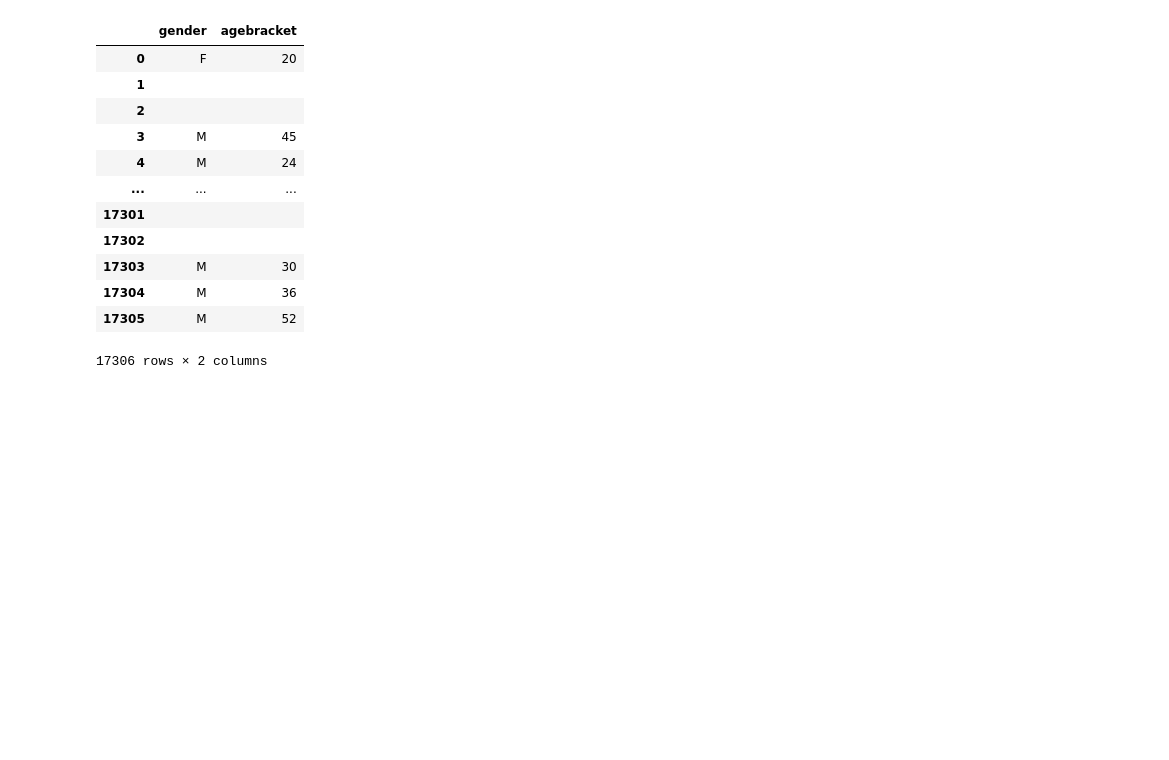
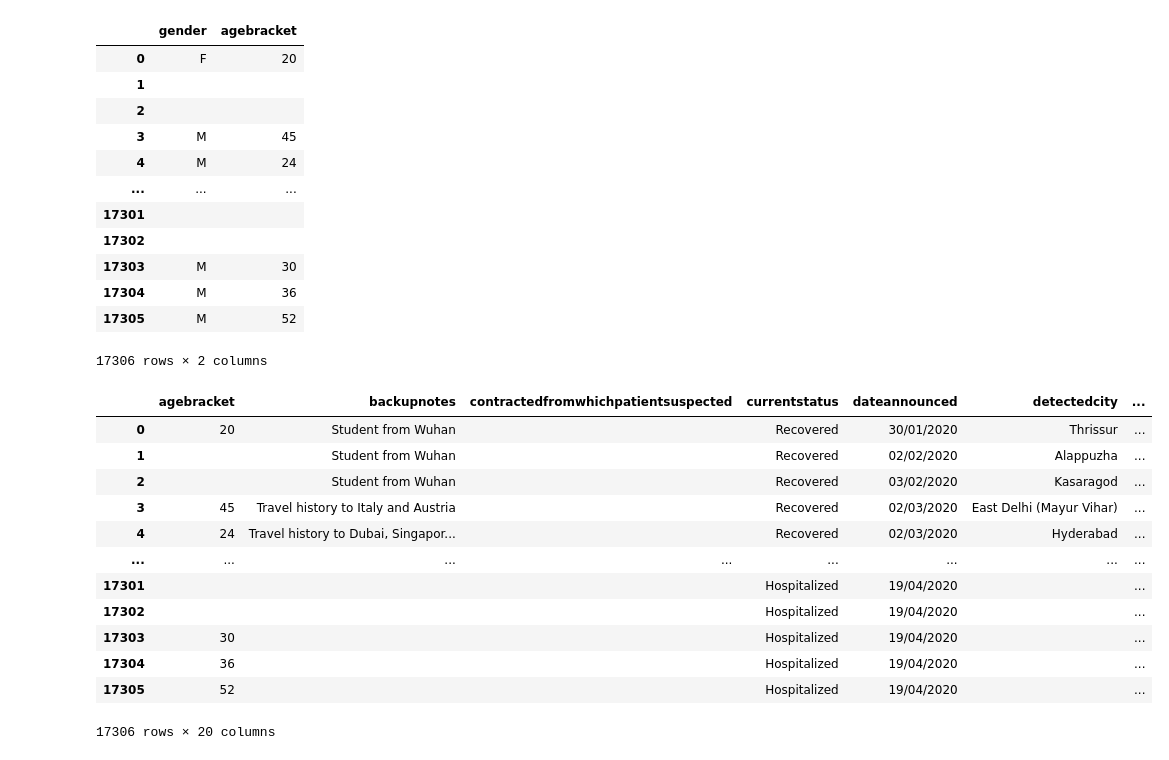
Before and after one commit to aayushgupta97/covid-dash, a Jupyter notebook: Notebooks/raw_data.ipynb, the cells around one changed output. Drawn from its saved outputs; the diff is of its cells as text; code cells hidden in the pictures; blank space fills up the shorter version.

```diff
--- a/Notebooks/raw_data.ipynb
+++ b/Notebooks/raw_data.ipynb
@@ -129,3 +129,21 @@ df1
 | 17304 | M | 36 |
 | 17305 | M | 52 |
 17306 rows × 2 columns
+# %%
+df = pd.DataFrame(r1['raw_data'])
+# %%
+df
+# %% [output]
+|  | agebracket | backupnotes | contractedfromwhichpatientsuspected | currentstatus | dateannounced | detectedcity | ... |
+| 0 | 20 | Student from Wuhan |  | Recovered | 30/01/2020 | Thrissur | ... |
+| 1 |  | Student from Wuhan |  | Recovered | 02/02/2020 | Alappuzha | ... |
+| 2 |  | Student from Wuhan |  | Recovered | 03/02/2020 | Kasaragod | ... |
+| 3 | 45 | Travel history to Italy and Austria |  | Recovered | 02/03/2020 | East Delhi (Mayur Vihar) | ... |
+| 4 | 24 | Travel history to Dubai, Singapor... |  | Recovered | 02/03/2020 | Hyderabad | ... |
+| ... | ... | ... | ... | ... | ... | ... | ... |
+| 17301 |  |  |  | Hospitalized | 19/04/2020 |  | ... |
+| 17302 |  |  |  | Hospitalized | 19/04/2020 |  | ... |
+| 17303 | 30 |  |  | Hospitalized | 19/04/2020 |  | ... |
+| 17304 | 36 |  |  | Hospitalized | 19/04/2020 |  | ... |
+| 17305 | 52 |  |  | Hospitalized | 19/04/2020 |  | ... |
+17306 rows × 20 columns
```
Also changed, not shown: parts of 7 cells of this notebook, 14 other files.
